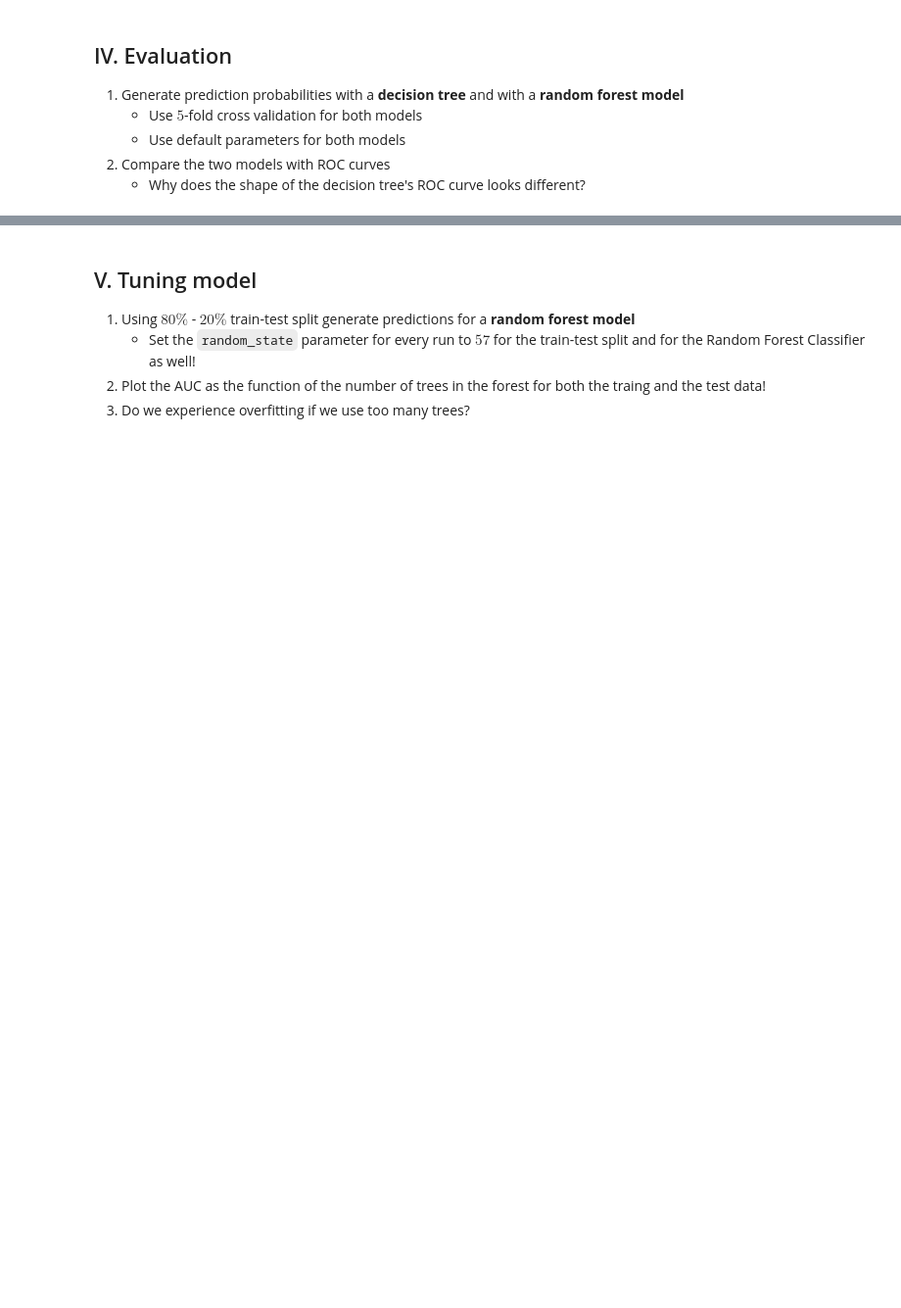
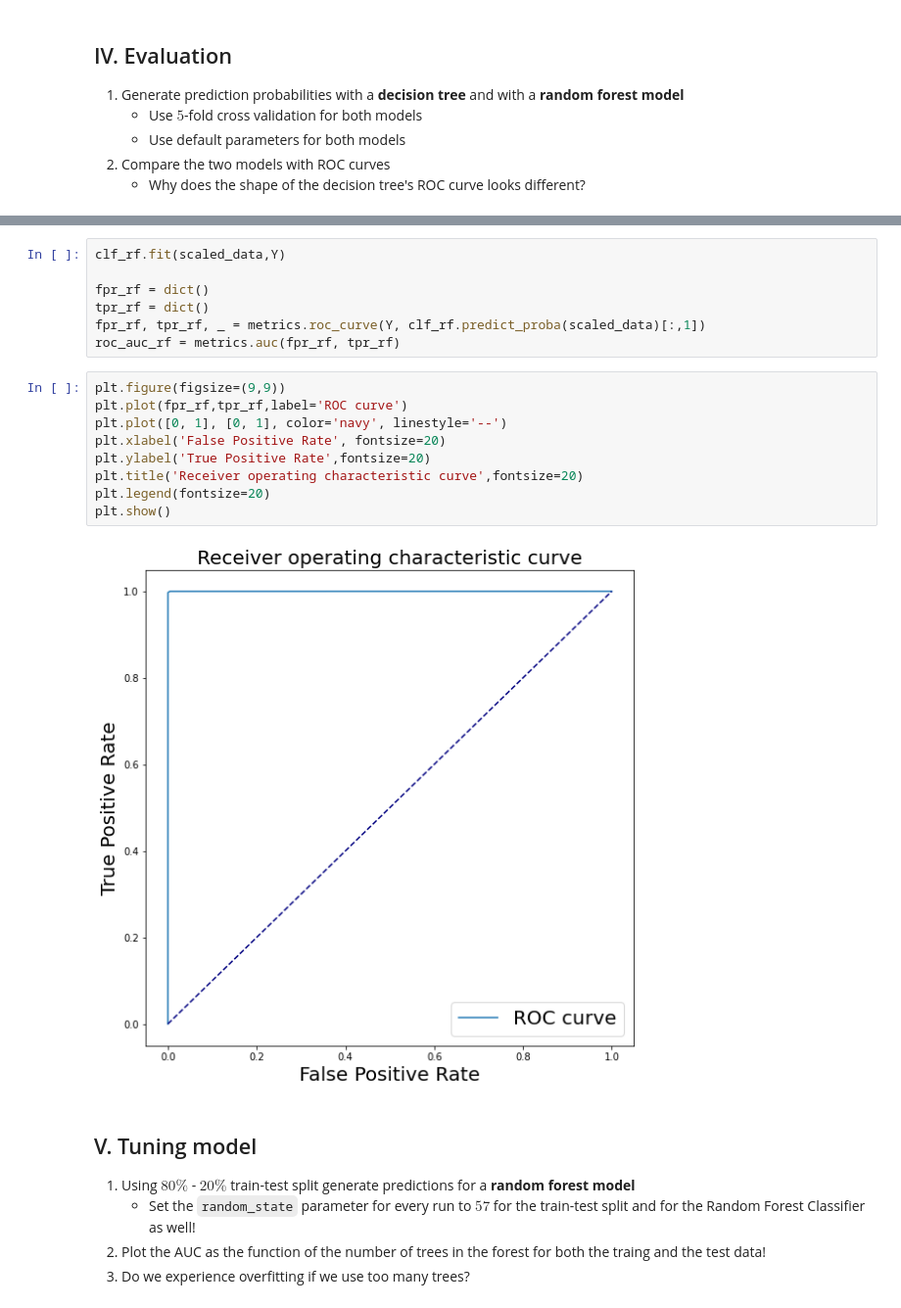
Before and after one commit to barnabasp/ML_Course, a Jupyter notebook: 8/bporfy_lab_08_tree_models.ipynb, the cells around one changed output, grey strips where cells are left out. Shown: that part at 98% size. Cells and saved outputs as stored; diff of their text form; blank space fills up the shorter version.

```diff
--- a/8/bporfy_lab_08_tree_models.ipynb
+++ b/8/bporfy_lab_08_tree_models.ipynb
@@ -316,3 +412,21 @@ sns.barplot(x=np.arange(0,len(clf_3.feature_importances_),1),y=clf_3.feature_imp
+# %%
+clf_rf.fit(scaled_data,Y)
+
+fpr_rf = dict()
+tpr_rf = dict()
+fpr_rf, tpr_rf, _ = metrics.roc_curve(Y, clf_rf.predict_proba(scaled_data)[:,1])
+roc_auc_rf = metrics.auc(fpr_rf, tpr_rf)
+# %%
+plt.figure(figsize=(9,9))
+plt.plot(fpr_rf,tpr_rf,label='ROC curve')
+plt.plot([0, 1], [0, 1], color='navy', linestyle='--')
+plt.xlabel('False Positive Rate', fontsize=20)
+plt.ylabel('True Positive Rate',fontsize=20)
+plt.title('Receiver operating characteristic curve',fontsize=20)
+plt.legend(fontsize=20)
+plt.show()
+# %% [output]
+[figure, added]
 # %% [markdown]
 ## V. Tuning model
 
```
Also changed, not shown: parts of 22 cells of this notebook.
